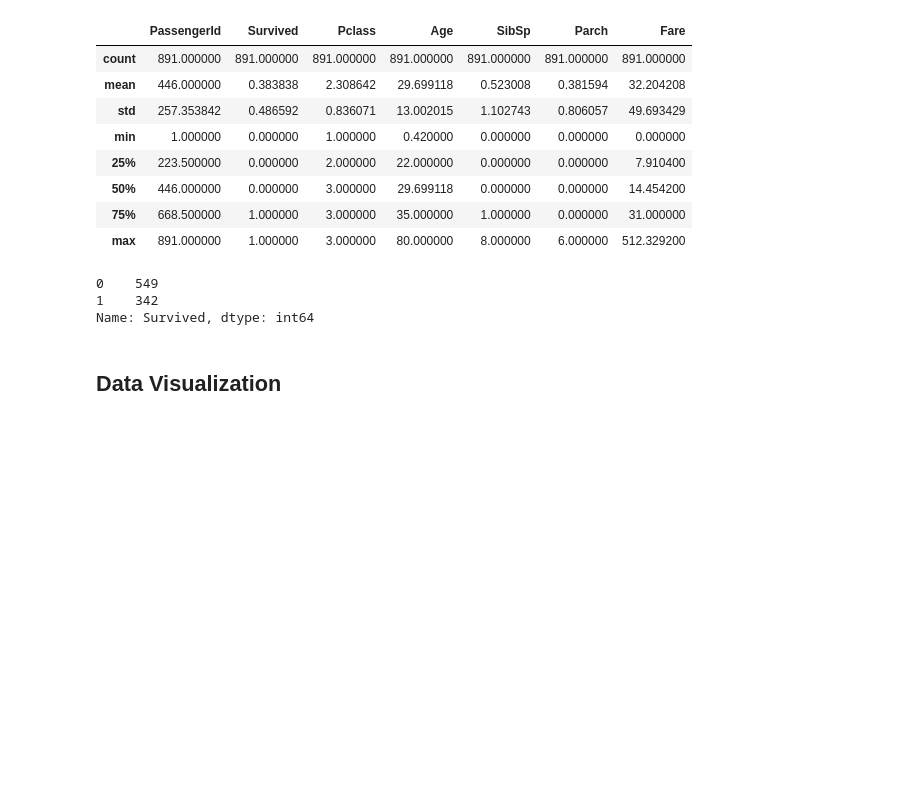
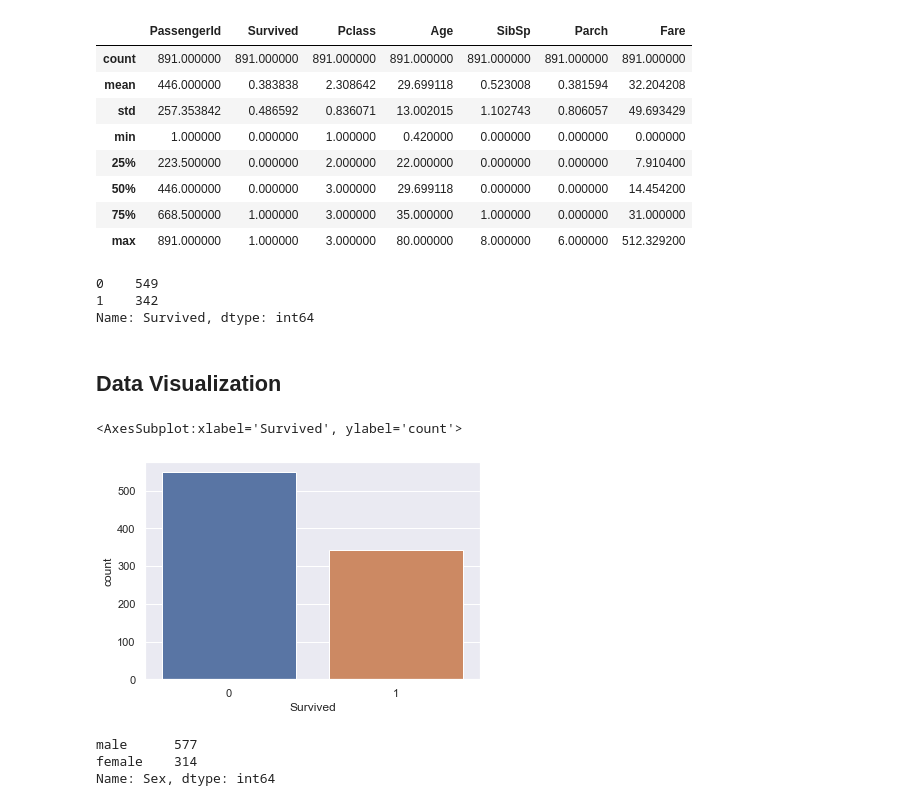
Before and after one commit to numbskullx26/Titanic-Survival-Prediction, a Jupyter notebook: Titanic-Survival-Prediction.ipynb, the cells around one changed output. Saved outputs shown, nothing was run; the diff lists cells and outputs as text; code cells hidden in the pictures; blank space fills up the shorter version.

Commit message:
Data Visualization successfully completed

```diff
--- a/Titanic-Survival-Prediction.ipynb
+++ b/Titanic-Survival-Prediction.ipynb
@@ -143,0 +144,11 @@ sns.set()
+# %%
+sns.countplot("Survived",data=df)
+# %% [output]
+<AxesSubplot:xlabel='Survived', ylabel='count'>
+[figure, added]
+# %%
+df["Sex"].value_counts()
+# %% [output]
+male      577
+female    314
+Name: Sex, dtype: int64
```
Also changed, not shown: parts of 7 cells of this notebook.
